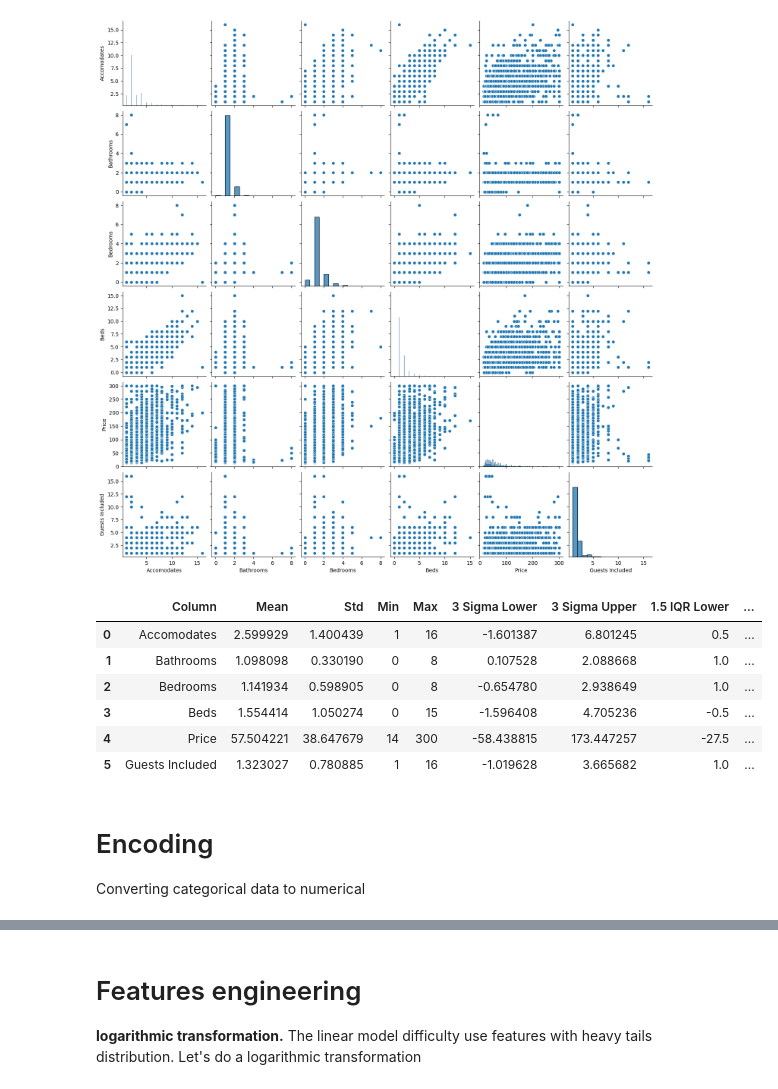
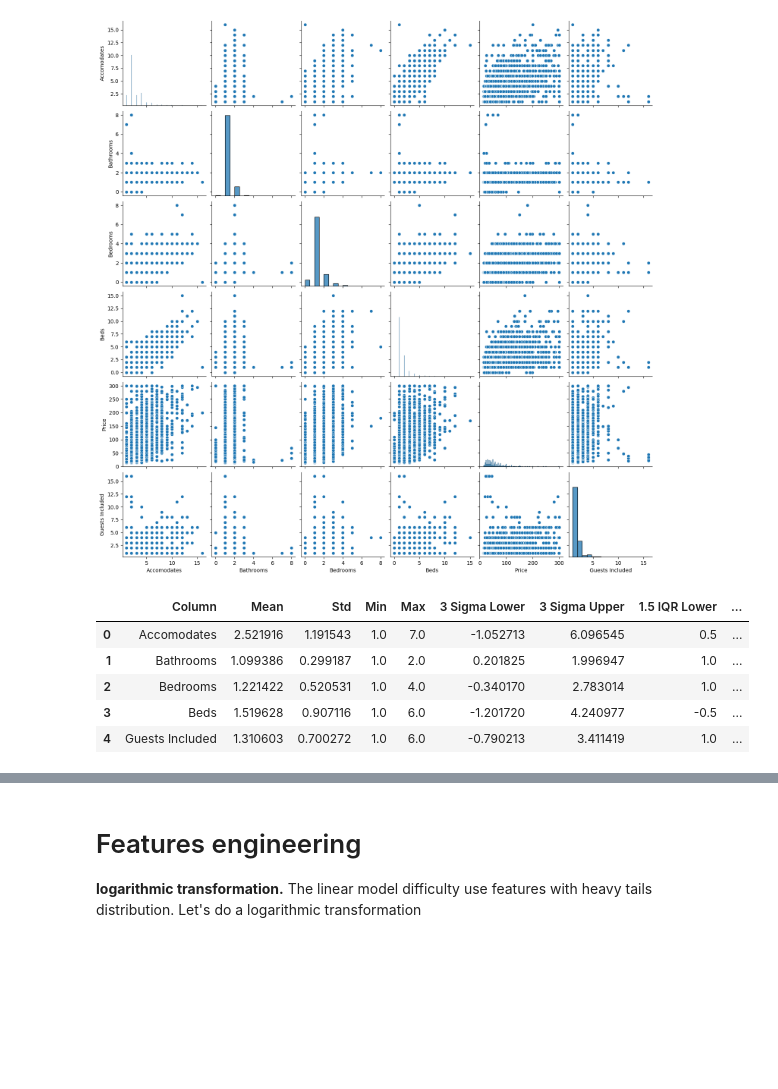
Before and after one commit to IlyaZutler/Cancer-Data, a Jupyter notebook: 6 Data Cleansing Feature Engineering.ipynb, the cells around one changed output, grey strips where cells are left out. Drawn from its saved outputs; the diff is of its cells as text; code cells hidden in the pictures; blank space fills up the shorter version.

```diff
--- a/6 Data Cleansing Feature Engineering.ipynb
+++ b/6 Data Cleansing Feature Engineering.ipynb
@@ -421,7 +416,7 @@ sns.pairplot(apartments[columns_to_analyze])
 <seaborn.axisgrid.PairGrid at 0x...>
 [figure]
 # %%
-columns_to_analyze = ['Accomodates', 'Bathrooms', 'Bedrooms', 'Beds', 'Price', 'Guests Included']
+columns_to_analyze = ['Accomodates', 'Bathrooms', 'Bedrooms', 'Beds', 'Guests Included']
 
 results = []
 
@@ -436,39 +431,38 @@ for col in columns_to_analyze:
     three_sigma_lower = mean - 3 * std
     three_sigma_upper = mean + 3 * std
 
     # Границы по 1.5 IQR
     q1 = apartments[col].quantile(0.25)
     q3 = apartments[col].quantile(0.75)
     iqr = q3 - q1
     iqr_lower = q1 - 1.5 * iqr
     iqr_upper = q3 + 1.5 * iqr
 
     # Добавьте результаты в список
     results.append({
         'Column': col,
         'Mean': mean,
         'Std': std,
         'Min': min_val,
         'Max': max_val,
         '3 Sigma Lower': three_sigma_lower,
         '3 Sigma Upper': three_sigma_upper,
         '1.5 IQR Lower': iqr_lower,
         '1.5 IQR Upper': iqr_upper
     })
 
 # Создайте DataFrame из списка результатов
 result_df = pd.DataFrame(results)
 
 # Выведите результаты
 result_df
 # %% [output]
 |  | Column | Mean | Std | Min | Max | 3 Sigma Lower | 3 Sigma Upper | 1.5 IQR Lower | ... |
-| 0 | Accomodates | 2.599929 | 1.400439 | 1 | 16 | -1.601387 | 6.801245 | 0.5 | ... |
-| 1 | Bathrooms | 1.098098 | 0.330190 | 0 | 8 | 0.107528 | 2.088668 | 1.0 | ... |
-| 2 | Bedrooms | 1.141934 | 0.598905 | 0 | 8 | -0.654780 | 2.938649 | 1.0 | ... |
-| 3 | Beds | 1.554414 | 1.050274 | 0 | 15 | -1.596408 | 4.705236 | -0.5 | ... |
-| 4 | Price | 57.504221 | 38.647679 | 14 | 300 | -58.438815 | 173.447257 | -27.5 | ... |
-| 5 | Guests Included | 1.323027 | 0.780885 | 1 | 16 | -1.019628 | 3.665682 | 1.0 | ... |
+| 0 | Accomodates | 2.521916 | 1.191543 | 1.0 | 7.0 | -1.052713 | 6.096545 | 0.5 | ... |
+| 1 | Bathrooms | 1.099386 | 0.299187 | 1.0 | 2.0 | 0.201825 | 1.996947 | 1.0 | ... |
+| 2 | Bedrooms | 1.221422 | 0.520531 | 1.0 | 4.0 | -0.340170 | 2.783014 | 1.0 | ... |
+| 3 | Beds | 1.519628 | 0.907116 | 1.0 | 6.0 | -1.201720 | 4.240977 | -0.5 | ... |
+| 4 | Guests Included | 1.310603 | 0.700272 | 1.0 | 6.0 | -0.790213 | 3.411419 | 1.0 | ... |
 # %%
 def replace_outliers_with_nan(df, boundaries):
   """
@@ -516,7 +510,3 @@ apartments_imputed = mice_imputer2.fit_transform(apartments_numeric)
 apartments_imputed = pd.DataFrame(apartments_imputed, columns=numeric_columns)
 
 apartments[['Accomodates', 'Bathrooms', 'Bedrooms', 'Beds', 'Guests Included']] = apartments_imputed[['Accomodates', 'Bathrooms', 'Bedrooms', 'Beds', 'Guests Included']].round(0).astype(int)
-# %% [markdown]
-# Encoding
-
-Converting categorical data to numerical
```
Also changed, not shown: parts of 5 cells of this notebook.
